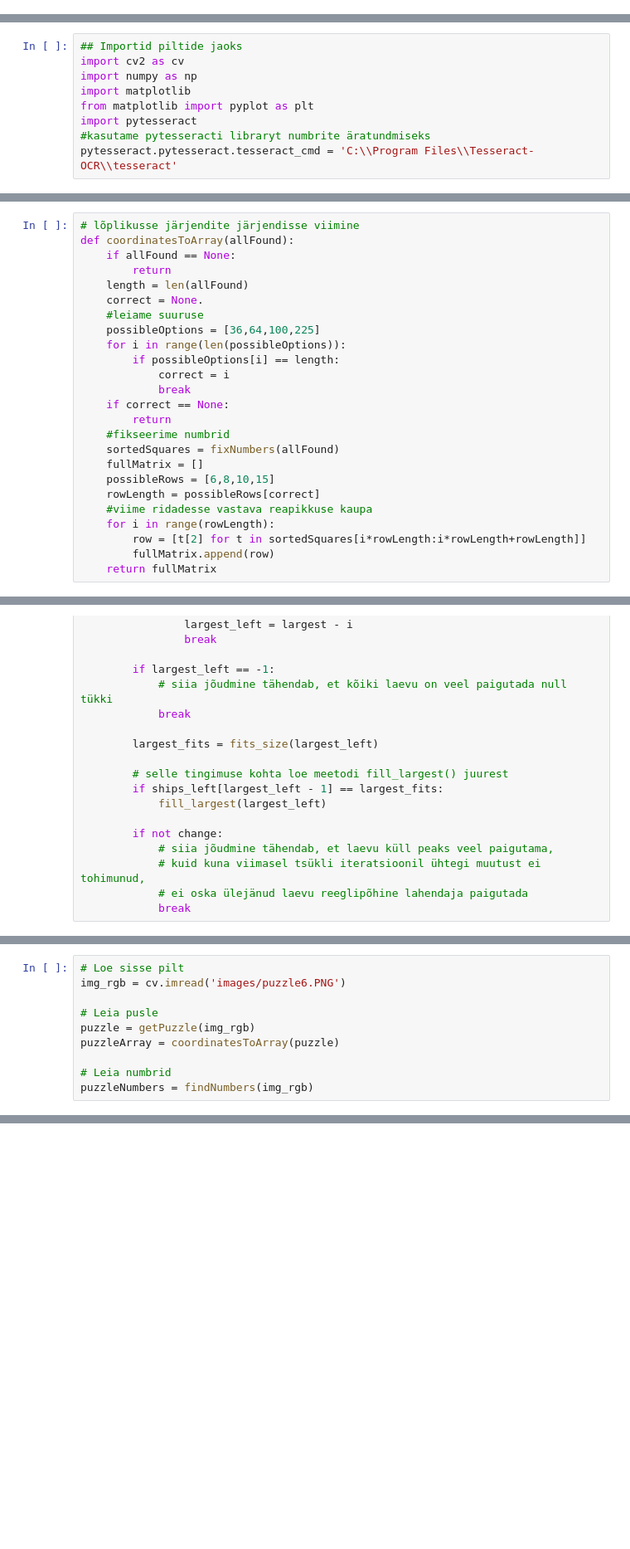
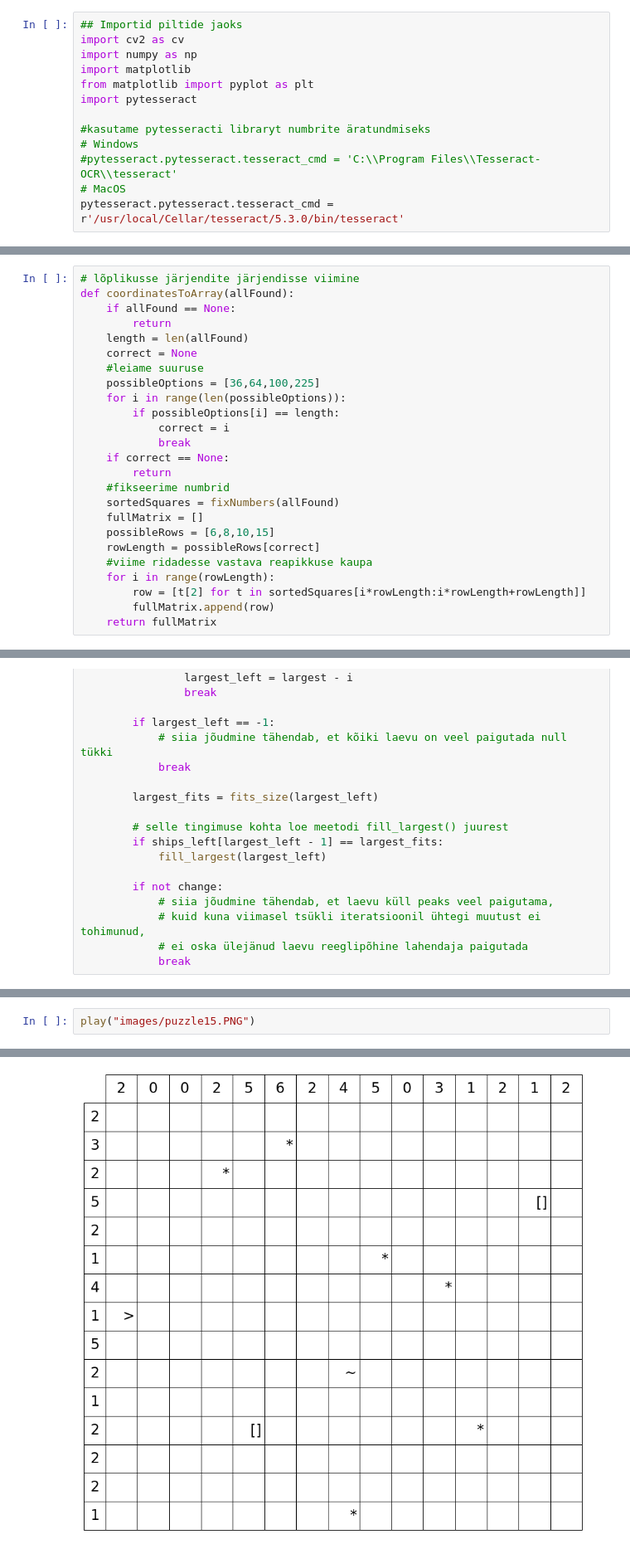
Before and after one commit to OliverSavolainen/Battleship_Solitaire_Solver, a Jupyter notebook: Battleship Solitaire Solver.ipynb, the cells around one changed output, grey strips where cells are left out. Shown at 83% size. Drawn from its saved outputs; the diff is of its cells as text; blank space fills up the shorter version.

Commit message:
Add play function with visual tables

```diff
--- a/Battleship Solitaire Solver.ipynb
+++ b/Battleship Solitaire Solver.ipynb
@@ -13,14 +17,18 @@ Oliver Savolainen, Märt Tender, Kaur Vali
+# %%
+## Importid piltide jaoks
+import cv2 as cv
+import numpy as np
+import matplotlib
+from matplotlib import pyplot as plt
+import pytesseract
+
+#kasutame pytesseracti libraryt numbrite äratundmiseks
+# Windows
+#pytesseract.pytesseract.tesseract_cmd = 'C:\\Program Files\\Tesseract-OCR\\tesseract'
+# MacOS
+pytesseract.pytesseract.tesseract_cmd = r'/usr/local/Cellar/tesseract/5.3.0/bin/tesseract'
 # %% [markdown]
 ## Pildituvastus osa
-# %%
-## Importid piltide jaoks
-import cv2 as cv
-import numpy as np
-import matplotlib
-from matplotlib import pyplot as plt
-import pytesseract
-#kasutame pytesseracti libraryt numbrite äratundmiseks
-pytesseract.pytesseract.tesseract_cmd = 'C:\\Program Files\\Tesseract-OCR\\tesseract'
 # %%
 #Loe pilt
 img_rgb = cv.imread('images/puzzle6.PNG')
@@ -109,7 +120,7 @@ def coordinatesToArray(allFound):
     if allFound == None:
         return
     length = len(allFound)
-    correct = None.
+    correct = None
     #leiame suuruse
     possibleOptions = [36,64,100,225]
     for i in range(len(possibleOptions)):
@@ -629,10 +648,0 @@ def rules():
-# %%
-# Loe sisse pilt
-img_rgb = cv.imread('images/puzzle6.PNG')
-
-# Leia pusle
-puzzle = getPuzzle(img_rgb)
-puzzleArray = coordinatesToArray(puzzle)
-
-# Leia numbrid
-puzzleNumbers = findNumbers(img_rgb)
@@ -679,0 +780,3 @@ print_field()
+# %%
+play("images/puzzle15.PNG")
+# %% [output]
@@ -679,0 +787 @@ print_field()
+[figure, added]
```
Also changed, not shown: parts of 14 cells of this notebook, 2 other files.
